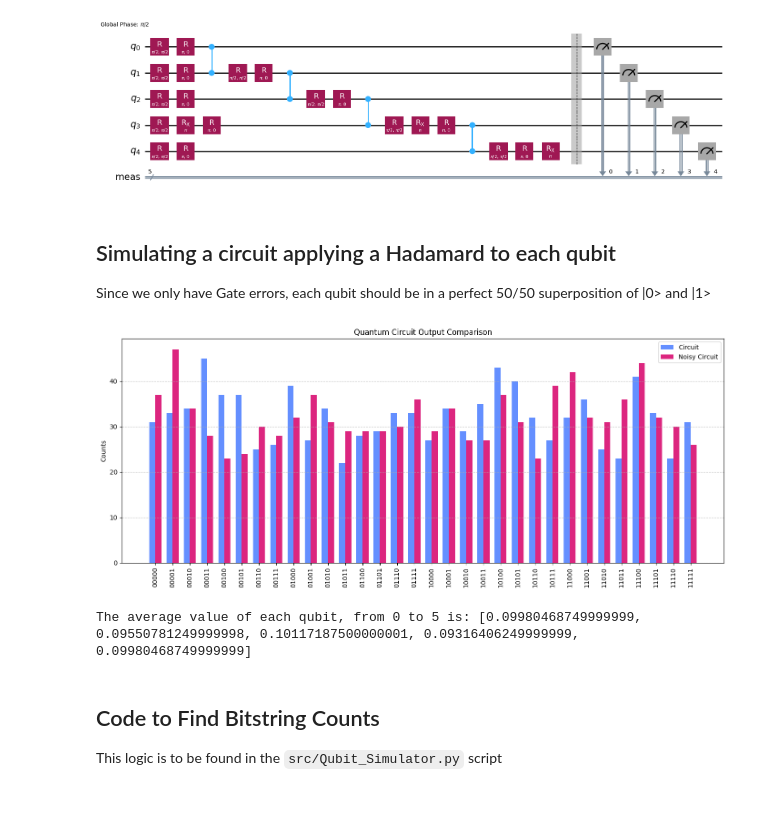
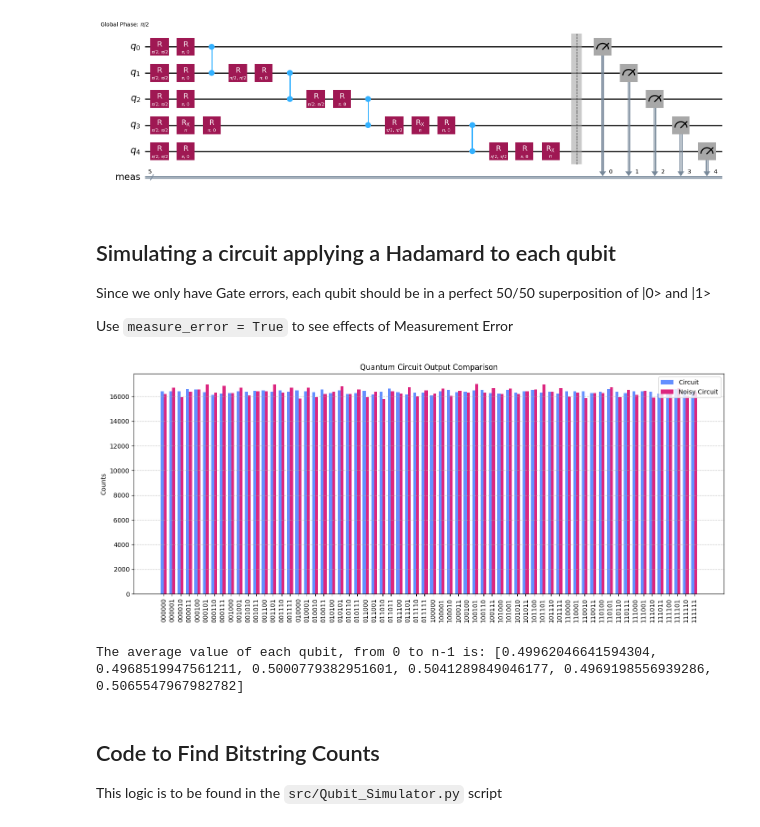
Before and after one commit to judemetcalf111/UnNoiseCompile, a Jupyter notebook: notebooks/Measurement-Error-Tutorial.ipynb, the cells around one changed output. Drawn from its saved outputs; the diff is of its cells as text; code cells hidden in the pictures.

Commit message:
Clarified Measurement-Error-Tutorial.ipynb notebook

```diff
--- a/notebooks/Measurement-Error-Tutorial.ipynb
+++ b/notebooks/Measurement-Error-Tutorial.ipynb
@@ -42,13 +42,17 @@ noisy_circuit.draw("mpl")
 ## Simulating a circuit applying a Hadamard to each qubit
 
 Since we only have Gate errors, each qubit should be in a perfect 50/50 superposition of |0> and |1>
+
+Use `measure_error = True` to see effects of Measurement Error
 # %%
 from Qubit_Simulator import Hadamard_Simulator
 
-print("\nThe average value of each qubit, from 0 to 5 is: " + str(Hadamard_Simulator(num_qubits = 5, shots = 1024)))
+results = Hadamard_Simulator(num_qubits = 6, shots = 2**20, measure_error = True)#, datafile = "qubit_data")
+
+print("\nThe average value of each qubit, from 0 to n-1 is: " + str(results))
 # %% [output]
-[figure, old version]
+[figure, new version]
-The average value of each qubit, from 0 to 5 is: [0.09980468749999999, 0.09550781249999998, 0.10117187500000001, 0.09316406249999999, 0.09980468749999999]
+The average value of each qubit, from 0 to n-1 is: [0.49962046641594304, 0.4968519947561211, 0.5000779382951601, 0.5041289849046177, 0.4969198556939286, 0.5065547967982782]
 # %% [markdown]
 ## Code to Find Bitstring Counts
 
```
Also changed, not shown: parts of 1 cell of this notebook.
